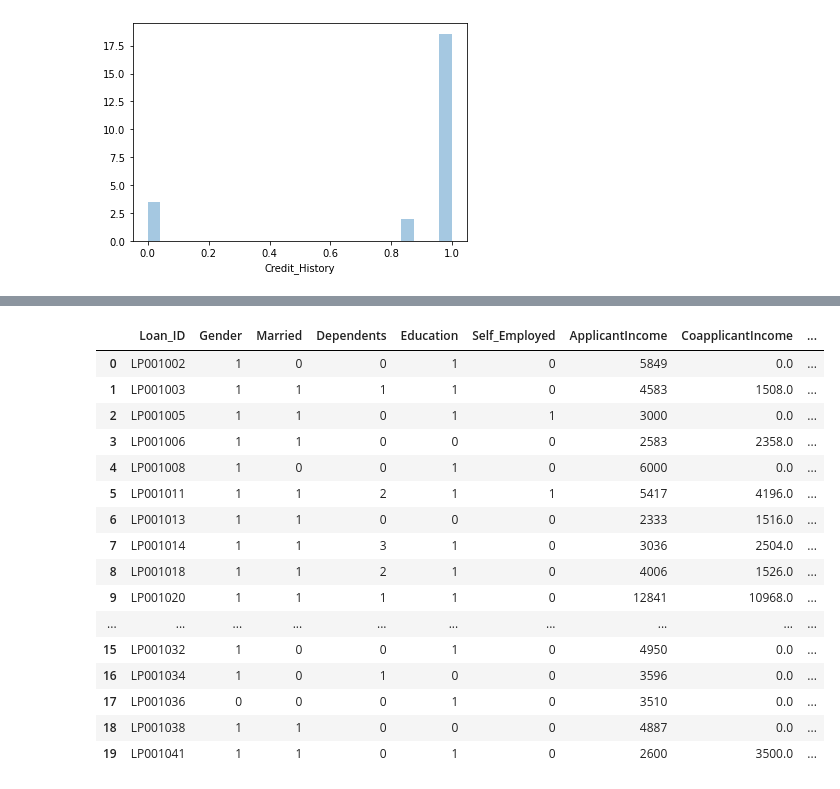
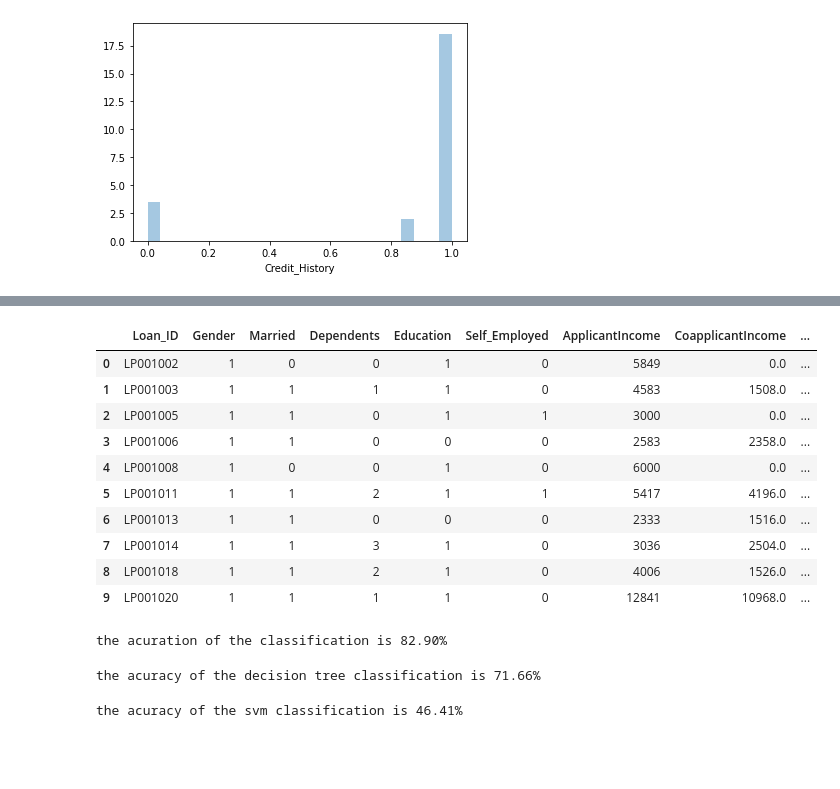
Before and after one commit to SharifMahin/Machine-Learnig-project, a Jupyter notebook: loan_prophecy_project.ipynb, the cells around one changed output, grey strips where cells are left out. Cells and saved outputs as stored; diff of their text form; code cells hidden in the pictures; blank space fills up the shorter version.

```diff
--- a/loan_prophecy_project.ipynb
+++ b/loan_prophecy_project.ipynb
@@ -193,22 +195,16 @@ Data columns (total 13 columns):
 dtypes: float64(4), int64(7), object(2)
 memory usage: 62.5+ KB
 # %%
-data_frame.head(20)
+data_frame.head(10)
 # %% [output]
 |  | Loan_ID | Gender | Married | Dependents | Education | Self_Employed | ApplicantIncome | CoapplicantIncome | ... |
 | 0 | LP001002 | 1 | 0 | 0 | 1 | 0 | 5849 | 0.0 | ... |
 | 1 | LP001003 | 1 | 1 | 1 | 1 | 0 | 4583 | 1508.0 | ... |
 | 2 | LP001005 | 1 | 1 | 0 | 1 | 1 | 3000 | 0.0 | ... |
 | 3 | LP001006 | 1 | 1 | 0 | 0 | 0 | 2583 | 2358.0 | ... |
 | 4 | LP001008 | 1 | 0 | 0 | 1 | 0 | 6000 | 0.0 | ... |
 | 5 | LP001011 | 1 | 1 | 2 | 1 | 1 | 5417 | 4196.0 | ... |
 | 6 | LP001013 | 1 | 1 | 0 | 0 | 0 | 2333 | 1516.0 | ... |
 | 7 | LP001014 | 1 | 1 | 3 | 1 | 0 | 3036 | 2504.0 | ... |
 | 8 | LP001018 | 1 | 1 | 2 | 1 | 0 | 4006 | 1526.0 | ... |
 | 9 | LP001020 | 1 | 1 | 1 | 1 | 0 | 12841 | 10968.0 | ... |
-| ... | ... | ... | ... | ... | ... | ... | ... | ... | ... |
-| 15 | LP001032 | 1 | 0 | 0 | 1 | 0 | 4950 | 0.0 | ... |
-| 16 | LP001034 | 1 | 0 | 1 | 0 | 0 | 3596 | 0.0 | ... |
-| 17 | LP001036 | 0 | 0 | 0 | 1 | 0 | 3510 | 0.0 | ... |
-| 18 | LP001038 | 1 | 1 | 0 | 0 | 0 | 4887 | 0.0 | ... |
-| 19 | LP001041 | 1 | 1 | 0 | 1 | 0 | 2600 | 3500.0 | ... |
@@ -214,0 +218,21 @@ data_frame.head(20)
+# %%
+clf = RandomForestClassifier(n_estimators=200)
+scores = cross_val_score(clf, x, y, cv=5)
+score.append(scores.mean())
+print('the acuration of the classification is %.2f%%' %(scores.mean()*100))
+# %% [output]
+the acuration of the classification is 82.90%
+# %%
+clf=DecisionTreeClassifier()
+scores=cross_val_score(clf, x, y,cv=5)
+score.append(scores.mean())
+print('the acuracy of the decision tree classification is %.2f%%' %(scores.mean()*100))
+# %% [output]
+the acuracy of the decision tree classification is 71.66%
+# %%
+clf = svm.LinearSVC(max_iter=5000)
+scores=cross_val_score(clf, x, y,cv=5)
+score.append(scores.mean())
+print('the acuracy of the svm classification is %.2f%%' %(scores.mean()*100))
+# %% [output]
+the acuracy of the svm classification is 46.41%
```
Also changed, not shown: parts of 3 cells of this notebook.
